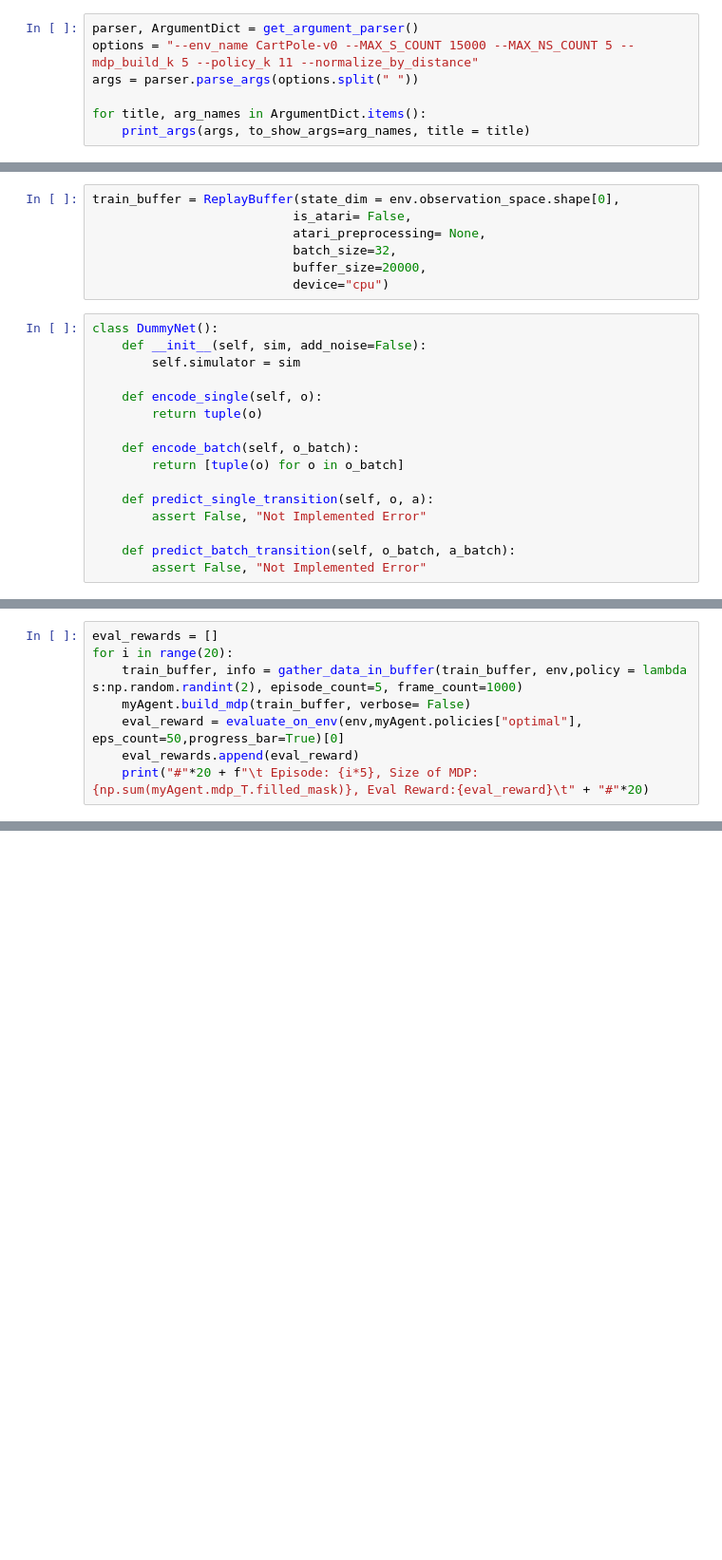
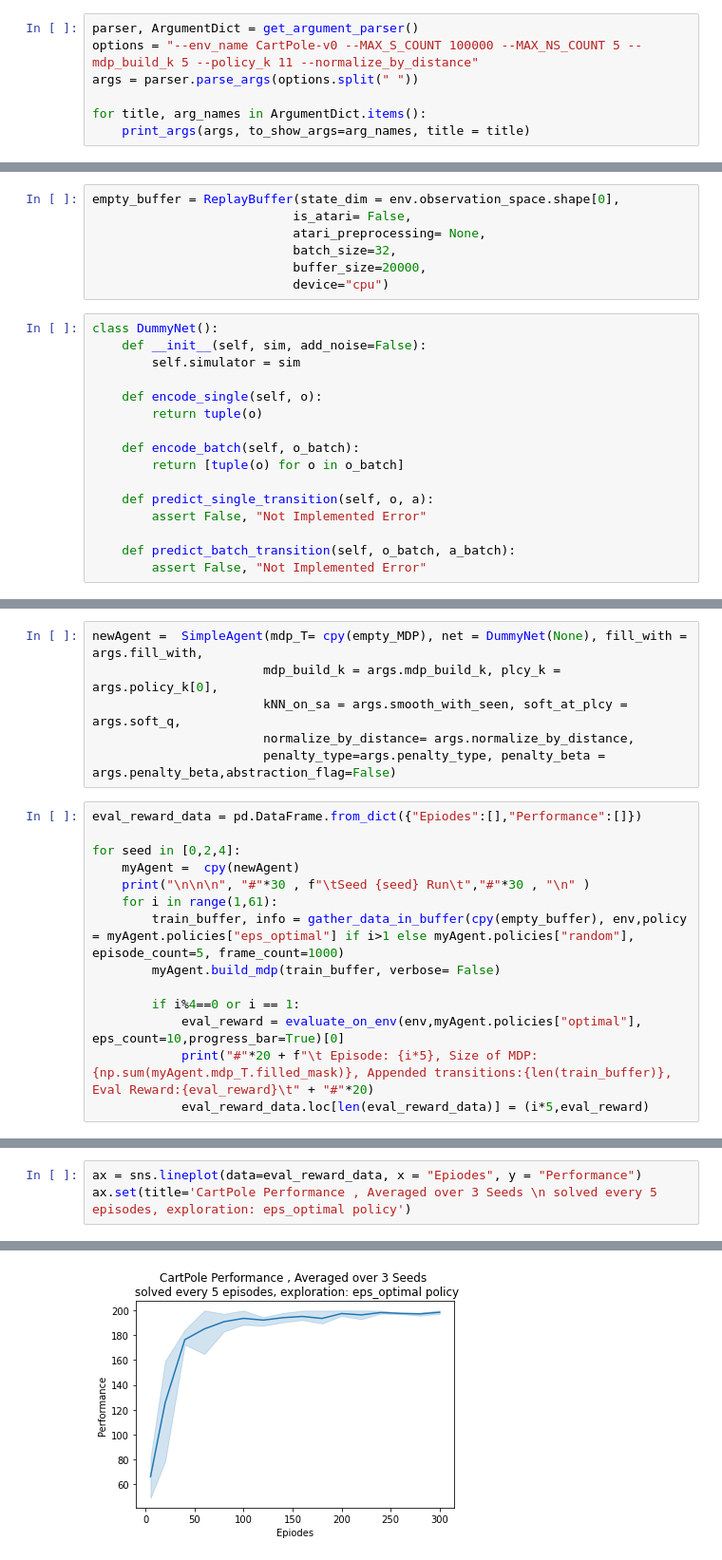
Before and after one commit to idigitopia/BigMDP, a Jupyter notebook: examples/cartpole_online.ipynb, the cells around one changed output, grey strips where cells are left out. Shown at 95% size. Drawn from its saved outputs; the diff is of its cells as text; blank space fills up the shorter version.

```diff
--- a/examples/cartpole_online.ipynb
+++ b/examples/cartpole_online.ipynb
@@ -21,6 +33,6 @@ import copy
 # %%
 parser, ArgumentDict = get_argument_parser()
-options = "--env_name CartPole-v0 --MAX_S_COUNT 15000 --MAX_NS_COUNT 5 --mdp_build_k 5 --policy_k 11 --normalize_by_distance"
+options = "--env_name CartPole-v0 --MAX_S_COUNT 100000 --MAX_NS_COUNT 5 --mdp_build_k 5 --policy_k 11 --normalize_by_distance"
 args = parser.parse_args(options.split(" "))
 
 for title, arg_names in ArgumentDict.items():
@@ -46,7 +58,7 @@ smooth_with_seen               : False                          policy_k
 # %%
 env = gym.make(args.env_name)
 # %%
-train_buffer = ReplayBuffer(state_dim = env.observation_space.shape[0],
+empty_buffer = ReplayBuffer(state_dim = env.observation_space.shape[0],
                            is_atari= False,
                            atari_preprocessing= None,
                            batch_size=32,
@@ -92,10 +96,22 @@ myAgent =  SimpleAgent(mdp_T= empty_MDP, net = DummyNet(None), fill_with = args.
+# %%
+newAgent =  SimpleAgent(mdp_T= cpy(empty_MDP), net = DummyNet(None), fill_with = args.fill_with,
+                       mdp_build_k = args.mdp_build_k, plcy_k = args.policy_k[0],
+                       kNN_on_sa = args.smooth_with_seen, soft_at_plcy = args.soft_q,
+                       normalize_by_distance= args.normalize_by_distance,
+                       penalty_type=args.penalty_type, penalty_beta = args.penalty_beta,abstraction_flag=False)
 # %%
-eval_rewards = []
-for i in range(20):
-    train_buffer, info = gather_data_in_buffer(train_buffer, env,policy = lambda s:np.random.randint(2), episode_count=5, frame_count=1000)
-    myAgent.build_mdp(train_buffer, verbose= False)
-    eval_reward = evaluate_on_env(env,myAgent.policies["optimal"], eps_count=50,progress_bar=True)[0]
-    eval_rewards.append(eval_reward)
-    print("#"*20 + f"\t Episode: {i*5}, Size of MDP:{np.sum(myAgent.mdp_T.filled_mask)}, Eval Reward:{eval_reward}\t" + "#"*20)
+eval_reward_data = pd.DataFrame.from_dict({"Epiodes":[],"Performance":[]})
+
+for seed in [0,2,4]:
+    myAgent =  cpy(newAgent)
+    print("\n\n\n", "#"*30 , f"\tSeed {seed} Run\t","#"*30 , "\n" )
+    for i in range(1,61):
+        train_buffer, info = gather_data_in_buffer(cpy(empty_buffer), env,policy = myAgent.policies["eps_optimal"] if i>1 else myAgent.policies["random"], episode_count=5, frame_count=1000)
+        myAgent.build_mdp(train_buffer, verbose= False)
+
+        if i%4==0 or i == 1:
+            eval_reward = evaluate_on_env(env,myAgent.policies["optimal"], eps_count=10,progress_bar=True)[0]
+            print("#"*20 + f"\t Episode: {i*5}, Size of MDP:{np.sum(myAgent.mdp_T.filled_mask)}, Appended transitions:{len(train_buffer)}, Eval Reward:{eval_reward}\t" + "#"*20)
+            eval_reward_data.loc[len(eval_reward_data)] = (i*5,eval_reward)
 # %% [output]
 Average Reward of collected trajectories:21.2
@@ -138,0 +175,4 @@ Len of to commit sa pairs 1112
+# %%
+ax = sns.lineplot(data=eval_reward_data, x = "Epiodes", y = "Performance")
+ax.set(title='CartPole Performance , Averaged over 3 Seeds \n solved every 5 episodes, exploration: eps_optimal policy')
+# %% [output]
@@ -138,0 +180 @@ Len of to commit sa pairs 1112
+[figure, added]
```
Also changed, not shown: parts of 7 cells of this notebook, 3 other files.
